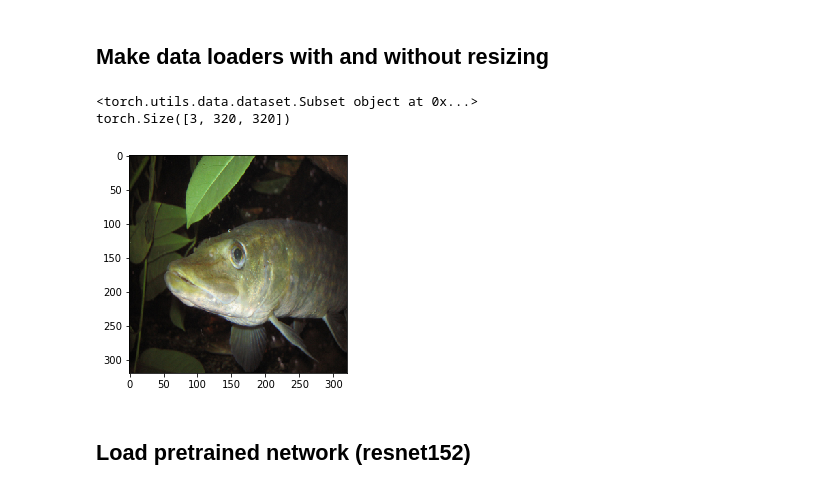
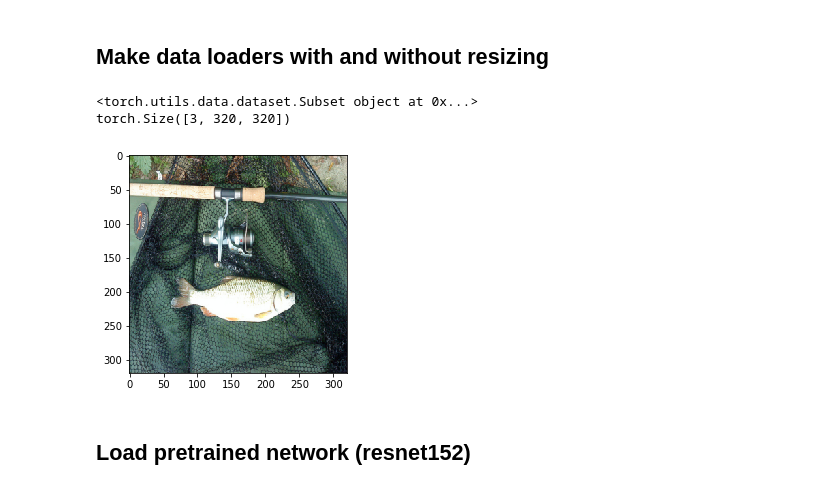
Before and after one commit to ssaz5/FaceDetection-DSFD, a Jupyter notebook: ImageNetPredict.ipynb, the cells around one changed output. Drawn from its saved outputs; the diff is of its cells as text; code cells hidden in the pictures.

```diff
--- a/ImageNetPredict.ipynb
+++ b/ImageNetPredict.ipynb
@@ -74,6 +74,13 @@ means = means.unsqueeze(-1)
 
 cfg = widerface_640
 thresh = cfg['conf_thresh']
+
+
+load_pkl = False
+split = 'val'
+
+subset_size = 65536
+start_idx = 0
 # %% [output]
 [    0     1     2 ... 32765 32766 32767]
 # %%
@@ -137,15 +144,16 @@ transform_a = transforms.Compose([
 
 
 
-# imagenet_data = torchvision.datasets.ImageNet('./data/ImageNet/', transform=transform_base)
-# joblib.dump(imagenet_data, 'imagenet_data.pkl')
 
 
+if load_pkl:
 
-# Load saved
-imagenet_data = joblib.load('imagenet_data.pkl')
-# imagenet_data = torch.utils.data.Subset(imagenet_data, indices)
-
+    # Load saved
+    imagenet_data = joblib.load('imagenet_data'+split+'.pkl')
+    # imagenet_data = torch.utils.data.Subset(imagenet_data, indices)
+else:
+    imagenet_data = torchvision.datasets.ImageNet('./data/ImageNet/', split=split, transform=transform_a)
+    joblib.dump(imagenet_data, 'imagenet_data'+split+'.pkl')
 
 
 
@@ -205,14 +213,15 @@ length_imagenet = len(imagenet_data)
 # imagenet_ = torch.utils.data.Subset(imagenet_data, indices)
 # print(imagenet_data_a)
 # %%
-plt.imshow(data_loader_a.dataset[88][0].permute(1,2,0))
+# plt.imshow(data_loader_a.dataset[88][0].permute(1,2,0))
+plt.imshow(imagenet_data[35][0].permute(1,2,0))
 print(data_loader_a.dataset)
 
 print(imagenet_data_a[1][0].shape)
 # %% [output]
 <torch.utils.data.dataset.Subset object at 0x...>
 torch.Size([3, 320, 320])
-[figure, old version]
+[figure, new version]
 # %% [markdown]
 ## Load pretrained network (resnet152)
 # %%
```
Also changed, not shown: parts of 3 cells of this notebook, 9 other files.
